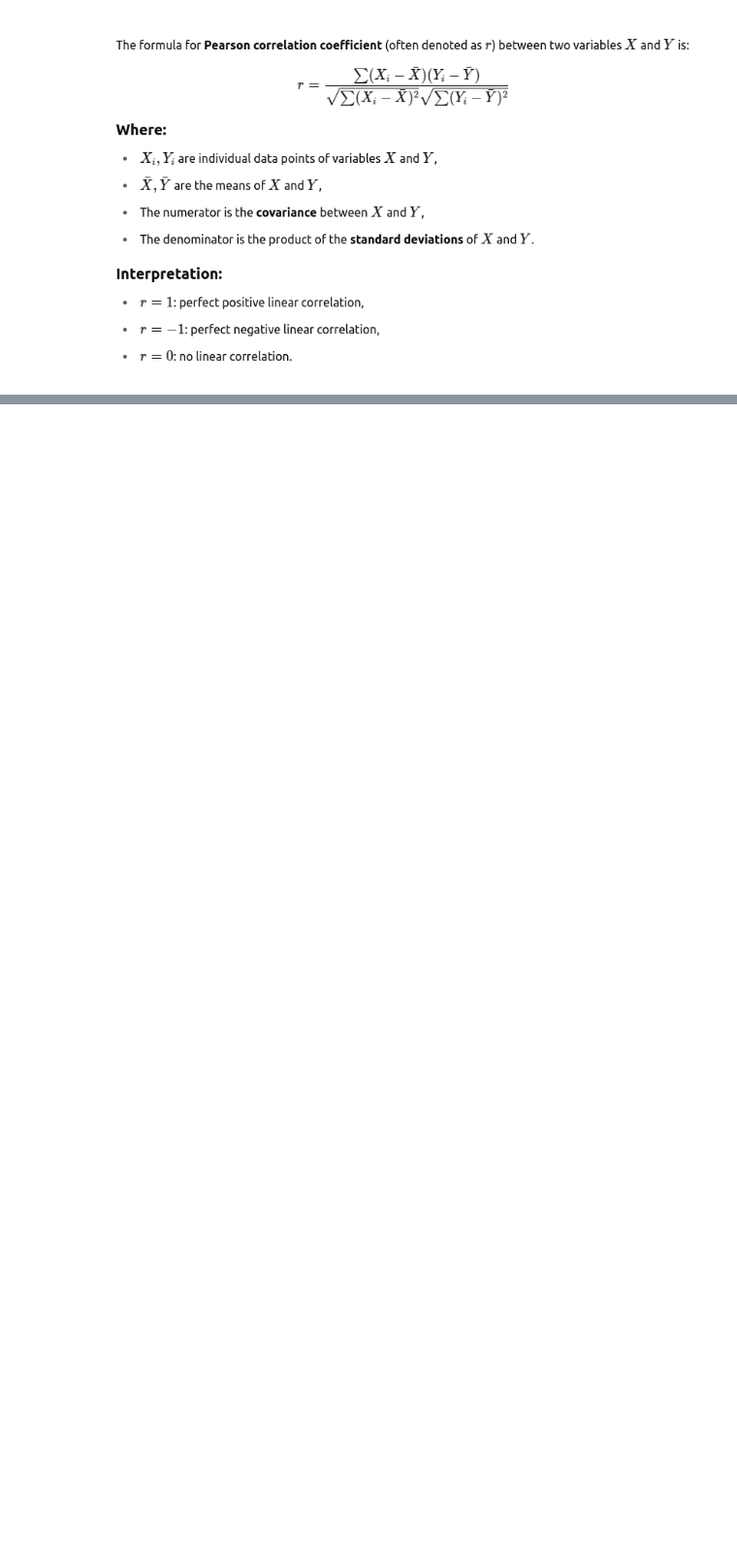
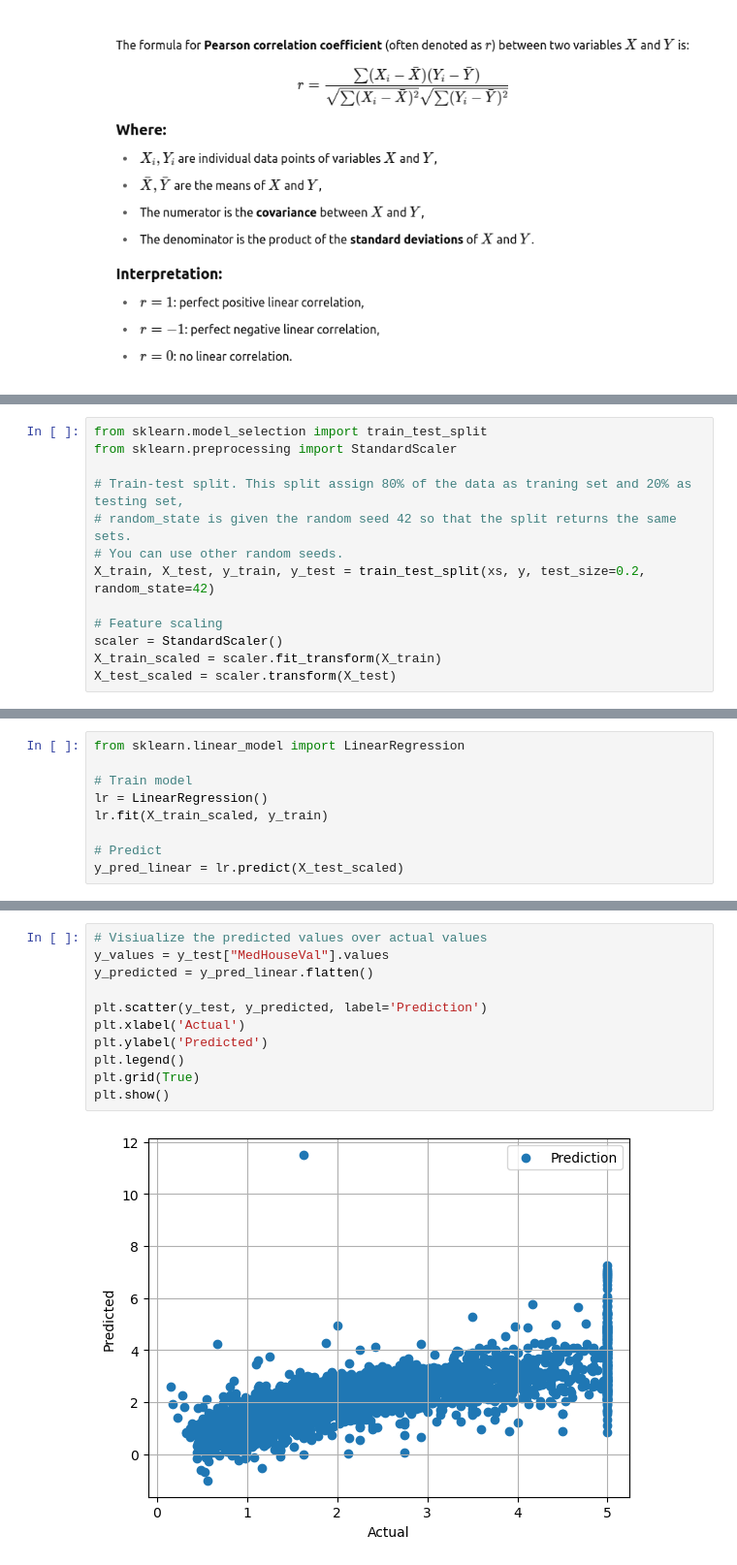
Before and after one commit to newbooks/ML-Resources, a Jupyter notebook: regression/regression.ipynb, the cells around one changed output, grey strips where cells are left out. Shown at 97% size. Drawn from its saved outputs; the diff is of its cells as text; blank space fills up the shorter version.

```diff
--- a/regression/regression.ipynb
+++ b/regression/regression.ipynb
@@ -177,0 +183,13 @@ By default, it uses Pearson correlation, which measures linear relationships.
+# %%
+from sklearn.model_selection import train_test_split
+from sklearn.preprocessing import StandardScaler
+
+# Train-test split. This split assign 80% of the data as traning set and 20% as testing set,
+# random_state is given the random seed 42 so that the split returns the same sets.
+# You can use other random seeds.
+X_train, X_test, y_train, y_test = train_test_split(xs, y, test_size=0.2, random_state=42)
+
+# Feature scaling
+scaler = StandardScaler()
+X_train_scaled = scaler.fit_transform(X_train)
+X_test_scaled = scaler.transform(X_test)
@@ -177,0 +222,9 @@ By default, it uses Pearson correlation, which measures linear relationships.
+# %%
+from sklearn.linear_model import LinearRegression
+
+# Train model
+lr = LinearRegression()
+lr.fit(X_train_scaled, y_train)
+
+# Predict
+y_pred_linear = lr.predict(X_test_scaled)
@@ -177,0 +279,13 @@ By default, it uses Pearson correlation, which measures linear relationships.
+# %%
+# Visiualize the predicted values over actual values
+y_values = y_test["MedHouseVal"].values
+y_predicted = y_pred_linear.flatten()
+
+plt.scatter(y_test, y_predicted, label='Prediction')
+plt.xlabel('Actual')
+plt.ylabel('Predicted')
+plt.legend()
+plt.grid(True)
+plt.show()
+# %% [output]
+[figure, added]
```
Also changed, not shown: parts of 13 cells of this notebook.
